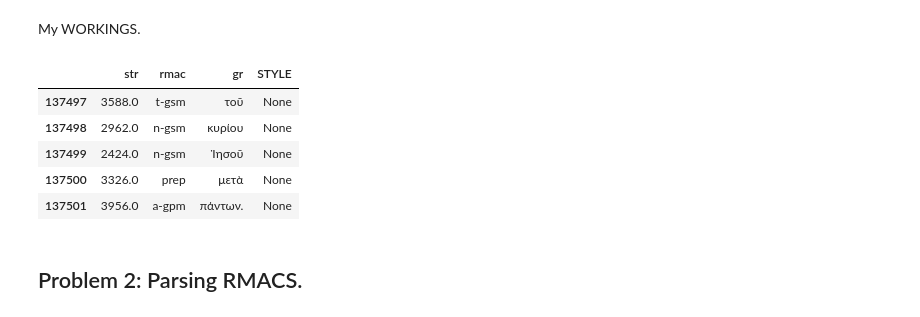
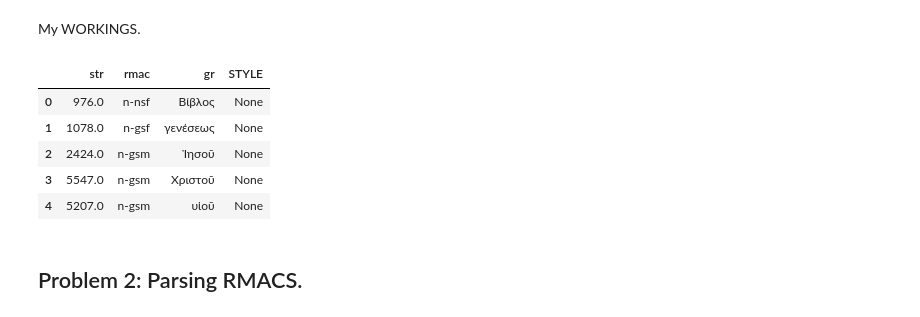
Before and after one commit to Tussky/Datascience-problem-set, a Jupyter notebook: PS1_InitialExploration.ipynb, the cells around one changed output. Saved outputs shown, nothing was run; the diff lists cells and outputs as text; code cells hidden in the pictures.

```diff
--- a/PS1_InitialExploration.ipynb
+++ b/PS1_InitialExploration.ipynb
@@ -28,16 +28,16 @@ from bs4 import BeautifulSoup # requires lxml
 # %%
 tisch_greek = pd.read_xml(
                         "../Data/SF_2009-01-20_GRC_TISCHENDORF_(TISCHENDORF GREEK NT(STRONGS)).xml",
                         parser = "lxml",
                         xpath = "/XMLBIBLE//BIBLEBOOK//CHAPTER//VERS/gr")
-tisch_greek.tail()
+tisch_greek.head()
 # %% [output]
 |  | str | rmac | gr | STYLE |
-| 137497 | 3588.0 | t-gsm | τοῦ | None |
-| 137498 | 2962.0 | n-gsm | κυρίου | None |
-| 137499 | 2424.0 | n-gsm | Ἰησοῦ | None |
-| 137500 | 3326.0 | prep | μετὰ | None |
-| 137501 | 3956.0 | a-gpm | πάντων. | None |
+| 0 | 976.0 | n-nsf | Βίβλος | None |
+| 1 | 1078.0 | n-gsf | γενέσεως | None |
+| 2 | 2424.0 | n-gsm | Ἰησοῦ | None |
+| 3 | 5547.0 | n-gsm | Χριστοῦ | None |
+| 4 | 5207.0 | n-gsm | υἱοῦ | None |
 # %% [markdown]
 ## Problem 2: Parsing RMACS.
 # %% [markdown]
```
Also changed, not shown: parts of 7 cells of this notebook.
